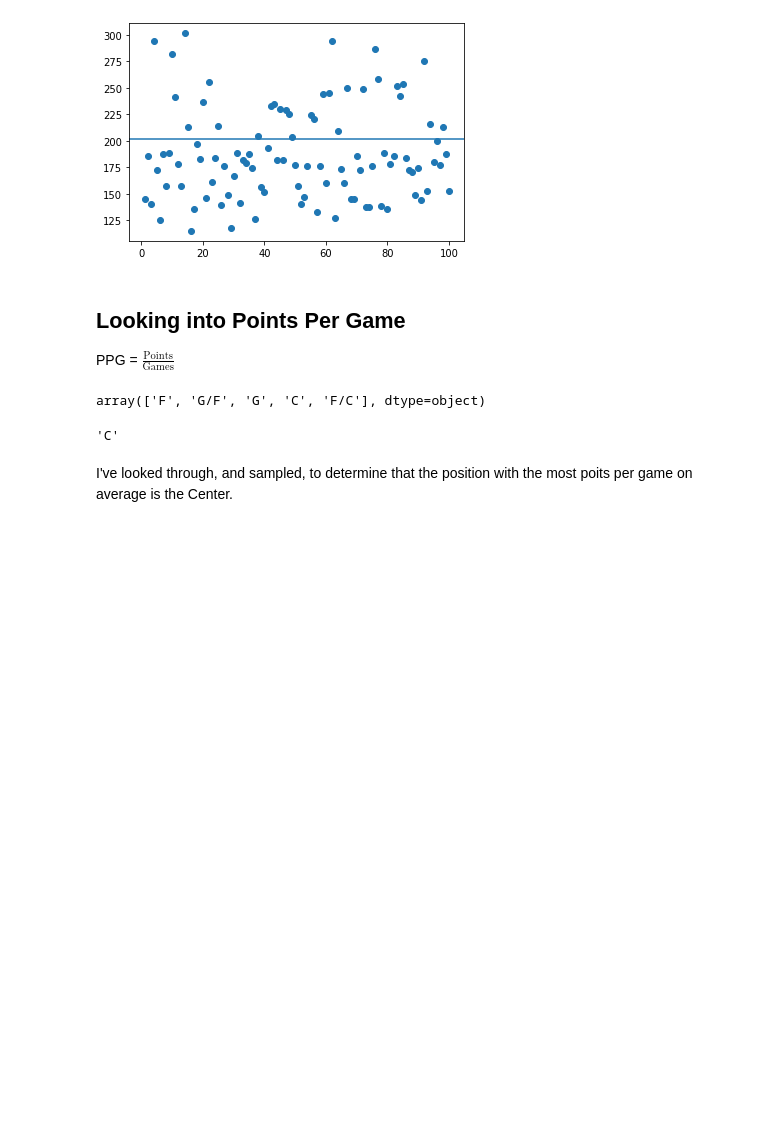
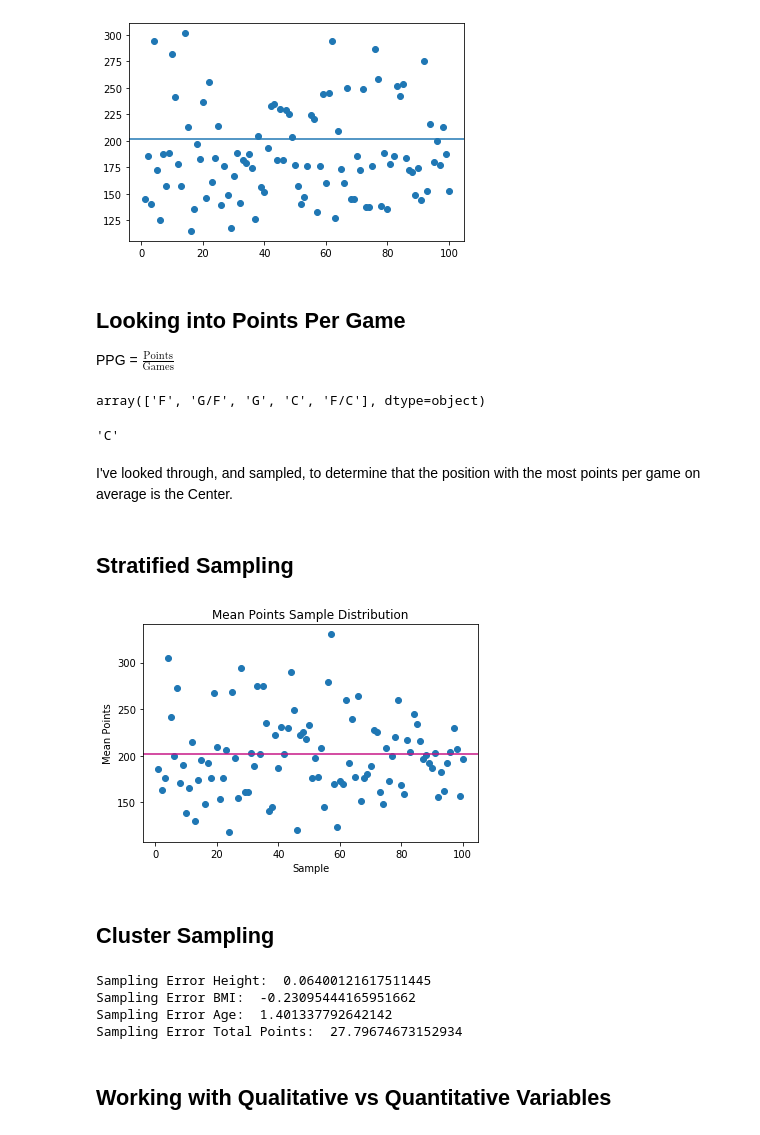
Before and after one commit to natekotila/DataQuestProjects, a Jupyter notebook: Statistics_Fundamentals/WNBA.ipynb, the cells around one changed output. Drawn from its saved outputs; the diff is of its cells as text; code cells hidden in the pictures; blank space fills up the shorter version.

Commit message:
WNBA Qualitative Update

```diff
--- a/Statistics_Fundamentals/WNBA.ipynb
+++ b/Statistics_Fundamentals/WNBA.ipynb
@@ -89,4 +89,34 @@ position_most_points
 # %% [output]
 'C'
 # %% [markdown]
-I've looked through, and sampled, to determine that the position with the most poits per game on average is the Center.
+I've looked through, and sampled, to determine that the position with the most points per game on average is the Center.
+# %% [markdown]
+## Stratified Sampling
+# %%
+stratum_under_13 = wnba[wnba['Games Played'] <= 12]
+stratum_13_to_22 = wnba[(wnba['Games Played'] > 12) & (wnba['Games Played'] <=22)]
+stratum_over_22 = wnba[wnba['Games Played'] > 22]
+
+means = []
+
+for i in range(100):
+    sample_under_13 = stratum_under_13.sample(n=1, random_state=i)
+    sample_13_to_22 = stratum_13_to_22.sample(n=2, random_state=i)
+    sample_over_22 = stratum_over_22.sample(n=7, random_state=i)
+
+    sample = pd.concat([sample_under_13, sample_13_to_22, sample_over_22])
+    sample_mean = sample['PTS'].mean()
+    means.append(sample_mean)
+# %%
+plt.scatter(x=range(1,101),
+            y=means)
+plt.title('Mean Points Sample Distribution')
+plt.xlabel('Sample')
+plt.ylabel('Mean Points')
+plt.axhline(y=wnba['PTS'].mean(),
+           color='mediumvioletred')
+plt.show()
+# %% [output]
+[figure, added]
+# %% [markdown]
+## Cluster Sampling
@@ -92,0 +126,18 @@ I've looked through, and sampled, to determine that the position with the most p
+# %%
+def sampling_error(attribute):
+    sample = wnba[wnba['Team'].isin(team_sample)]
+    statistic = sample[attribute].mean()
+    parameter = wnba[attribute].mean()
+    return statistic - parameter
+
+print('Sampling Error Height: ', sampling_error('Height'))
+print('Sampling Error BMI: ', sampling_error('BMI'))
+print('Sampling Error Age: ', sampling_error('Age'))
+print('Sampling Error Total Points: ', sampling_error('PTS'))
+# %% [output]
+Sampling Error Height:  0.06400121617511445
+Sampling Error BMI:  -0.23095444165951662
+Sampling Error Age:  1.401337792642142
+Sampling Error Total Points:  27.79674673152934
+# %% [markdown]
+## Working with Qualitative vs Quantitative Variables
```
Also changed, not shown: parts of 4 cells of this notebook.
